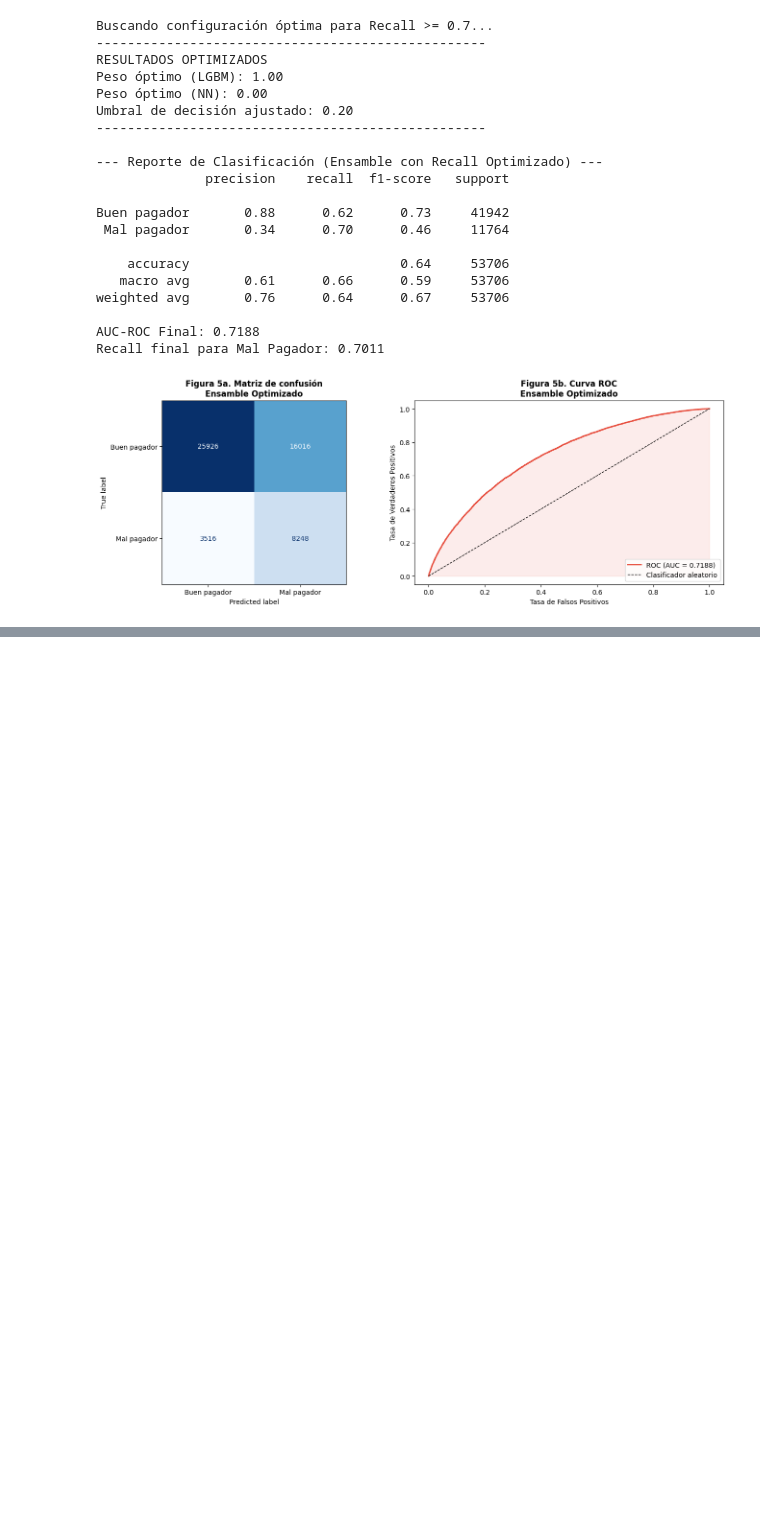
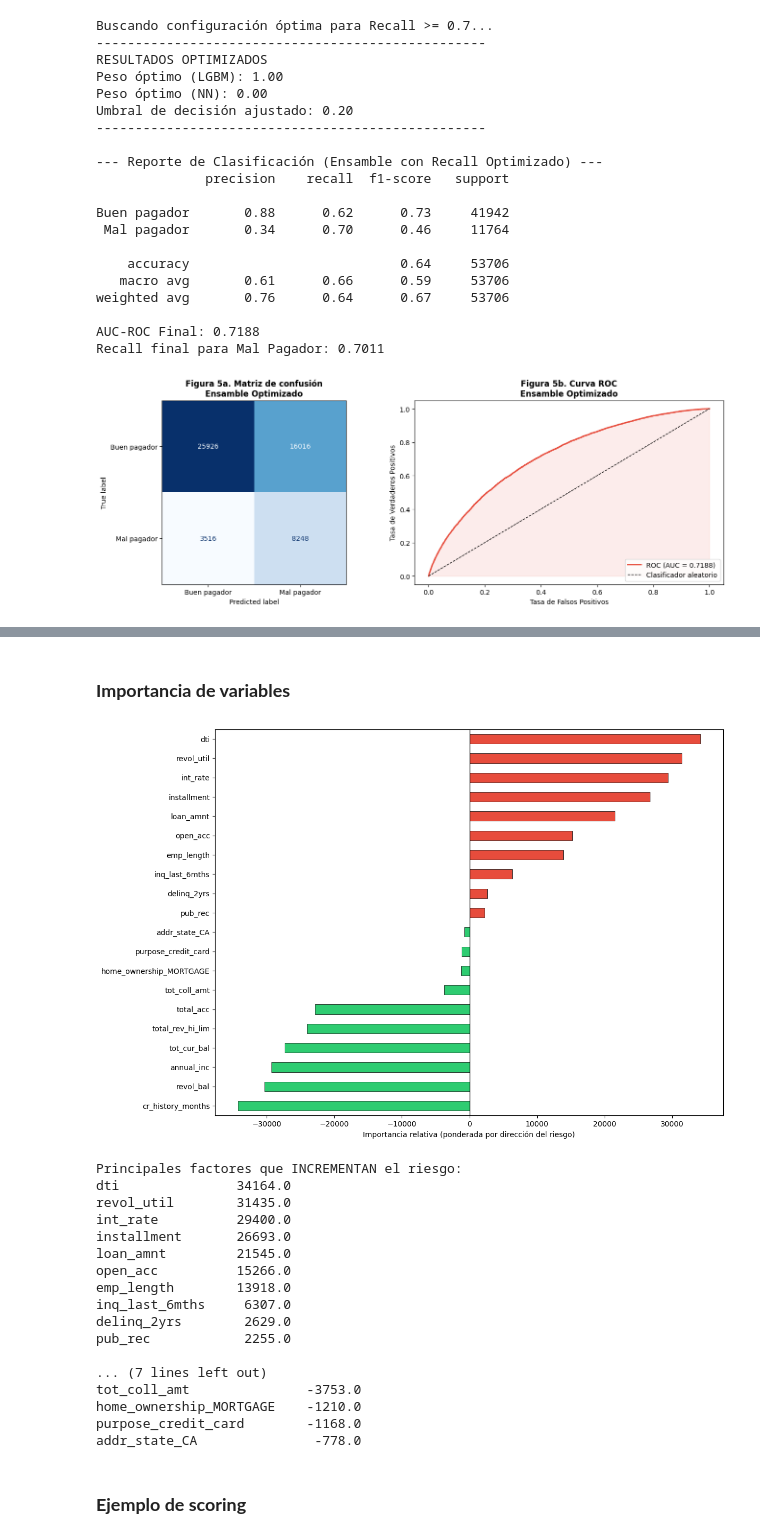
Before and after one commit to jihernandezc/rnaab_riesgo_crediticio, a Jupyter notebook: RAAB_T2_riesgo_crediticio.ipynb, the cells around one changed output, grey strips where cells are left out. Drawn from its saved outputs; the diff is of its cells as text; code cells hidden in the pictures; blank space fills up the shorter version.

```diff
--- a/RAAB_T2_riesgo_crediticio.ipynb
+++ b/RAAB_T2_riesgo_crediticio.ipynb
@@ -1278,0 +1469,59 @@ plt.show()
+# %% [markdown]
+### **Importancia de variables**
+# %%
+# Extraer la importancia de variables del modelo LightGBM
+importancia_valores = lgb_model.feature_importances_
+vars_disponibles = X_train.columns
+importancia_series = pd.Series(importancia_valores, index=vars_disponibles)
+
+# Correlación para determinar la dirección del riesgo
+correlaciones = X_train[vars_disponibles].corrwith(y_train)
+
+# Combinamos importancia con el signo de la correlación
+impacto_firmado = importancia_series * np.sign(correlaciones)
+
+# Top 10 variables
+top_pos = impacto_firmado.nlargest(10)   # Aumentan el riesgo
+top_neg = impacto_firmado.nsmallest(10)  # Reducen el riesgo
+top_vars = pd.concat([top_neg.sort_values(), top_pos.sort_values()])
+
+# 4. Gráfico
+fig, ax = plt.subplots(figsize=(12, 8))
+colores_impacto = ['#e74c3c' if v > 0 else '#2ecc71' for v in top_vars.values]
+
+top_vars.plot(kind='barh', ax=ax, color=colores_impacto, edgecolor='black', linewidth=0.5)
+ax.axvline(0, color='black', linewidth=1)
+# ax.set_title('Figura 8e. Impacto de Variables en el Score (Ensamble)',
+#              fontsize=12, fontweight='bold')
+ax.set_xlabel('Importancia relativa (ponderada por dirección del riesgo)')
+
+plt.tight_layout()
+plt.savefig(fr'{output_dir}/fig10_importancia_variables.png', dpi=150, bbox_inches='tight')
+plt.show()
+
+print("\nPrincipales factores que INCREMENTAN el riesgo:")
+print(top_pos.sort_values(ascending=False).round(2).to_string())
+
+print("\nPrincipales factores que REDUCEN el riesgo:")
+print(top_neg.sort_values(ascending=True).round(2).to_string())
+# %% [output]
+[figure, added]
+Principales factores que INCREMENTAN el riesgo:
+dti               34164.0
+revol_util        31435.0
+int_rate          29400.0
+installment       26693.0
+loan_amnt         21545.0
+open_acc          15266.0
+emp_length        13918.0
+inq_last_6mths     6307.0
+delinq_2yrs        2629.0
+pub_rec            2255.0
+
+... (7 lines left out)
+tot_coll_amt               -3753.0
+home_ownership_MORTGAGE    -1210.0
+purpose_credit_card        -1168.0
+addr_state_CA               -778.0
+# %% [markdown]
+### **Ejemplo de scoring**
```
Also changed, not shown: parts of 17 cells of this notebook.
